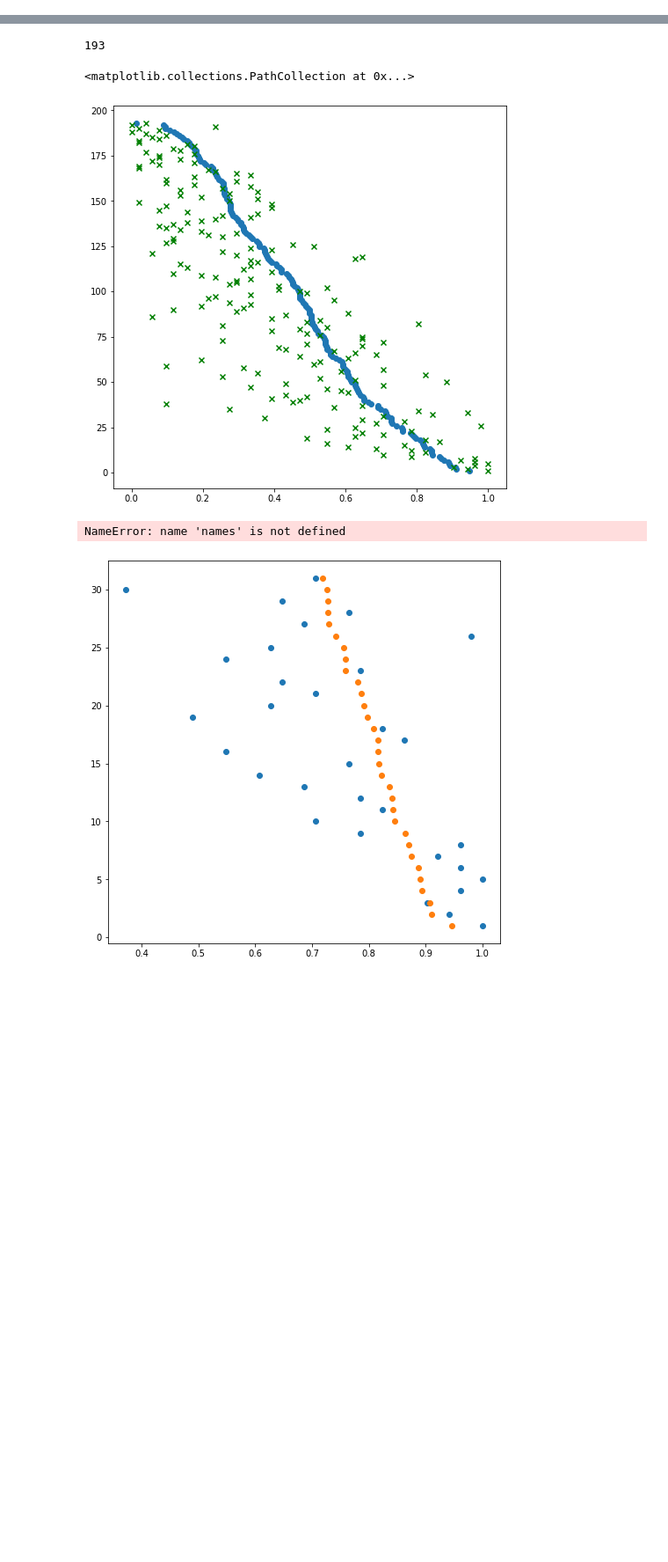
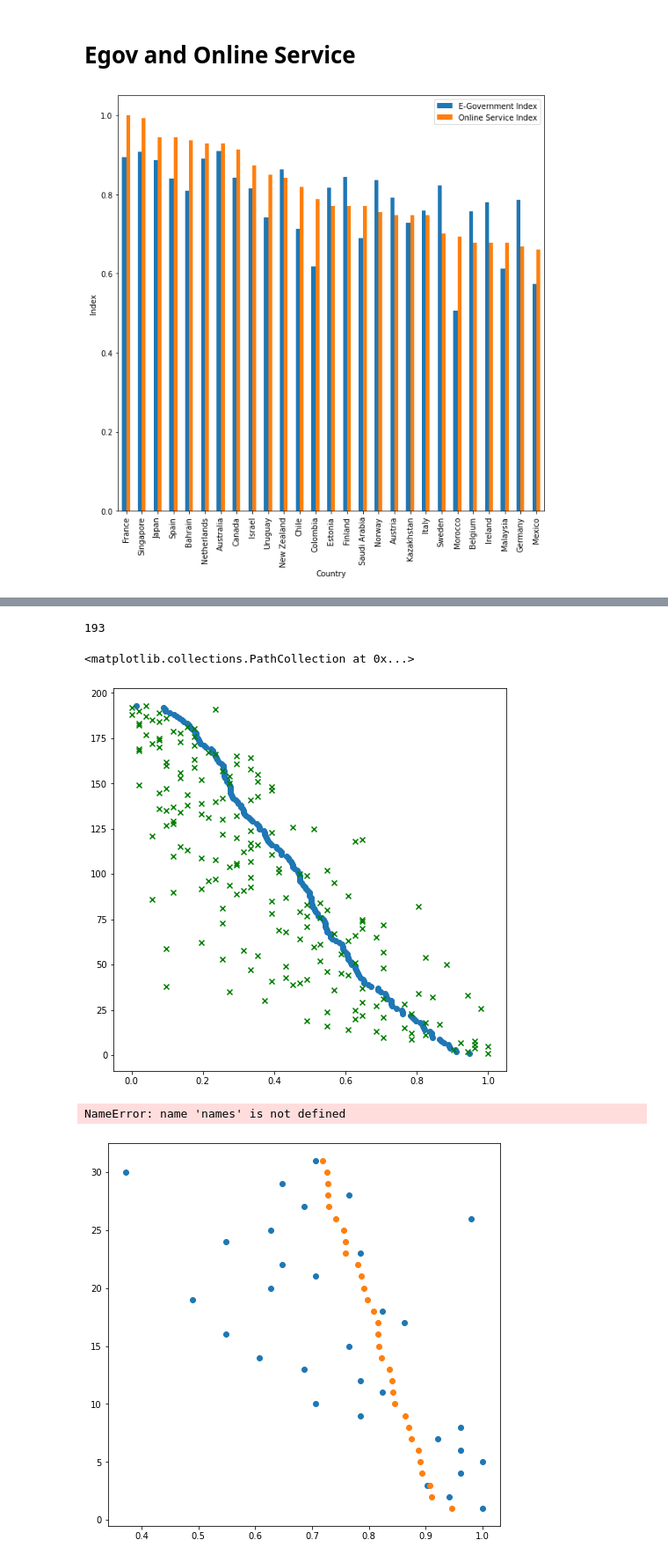
Before and after one commit to kreetigulati/Egovernance_and_OpenData, a Jupyter notebook: Jordan/Exploration - JS.ipynb, the cells around one changed output, grey strips where cells are left out. Shown at 88% size. Saved outputs shown, nothing was run; the diff lists cells and outputs as text; code cells hidden in the pictures; blank space fills up the shorter version.

```diff
--- a/Jordan/Exploration - JS.ipynb
+++ b/Jordan/Exploration - JS.ipynb
@@ -12,0 +55,13 @@ from scipy.stats import linregress
+# %% [markdown]
+# Egov and Online Service
+# %%
+egov_epart = df_2014[[ 'Country', "E-Government Index", "Online Service Index"]]
+egov_epart = egov_epart.sort_values(by="Online Service Index", ascending = False)
+high_rank1 = egov_epart.iloc[0:27]
+high_rank1 = high_rank1.set_index("Country");
+fig, ax = plt.subplots(figsize = (10,10));
+high_rank1.plot(kind="bar", ax=ax);
+ax.set_xlabel('Country');
+ax.set_ylabel('Index');
+# %% [output]
+[figure, added]
```
Also changed, not shown: parts of 36 cells of this notebook, 2 other files.
